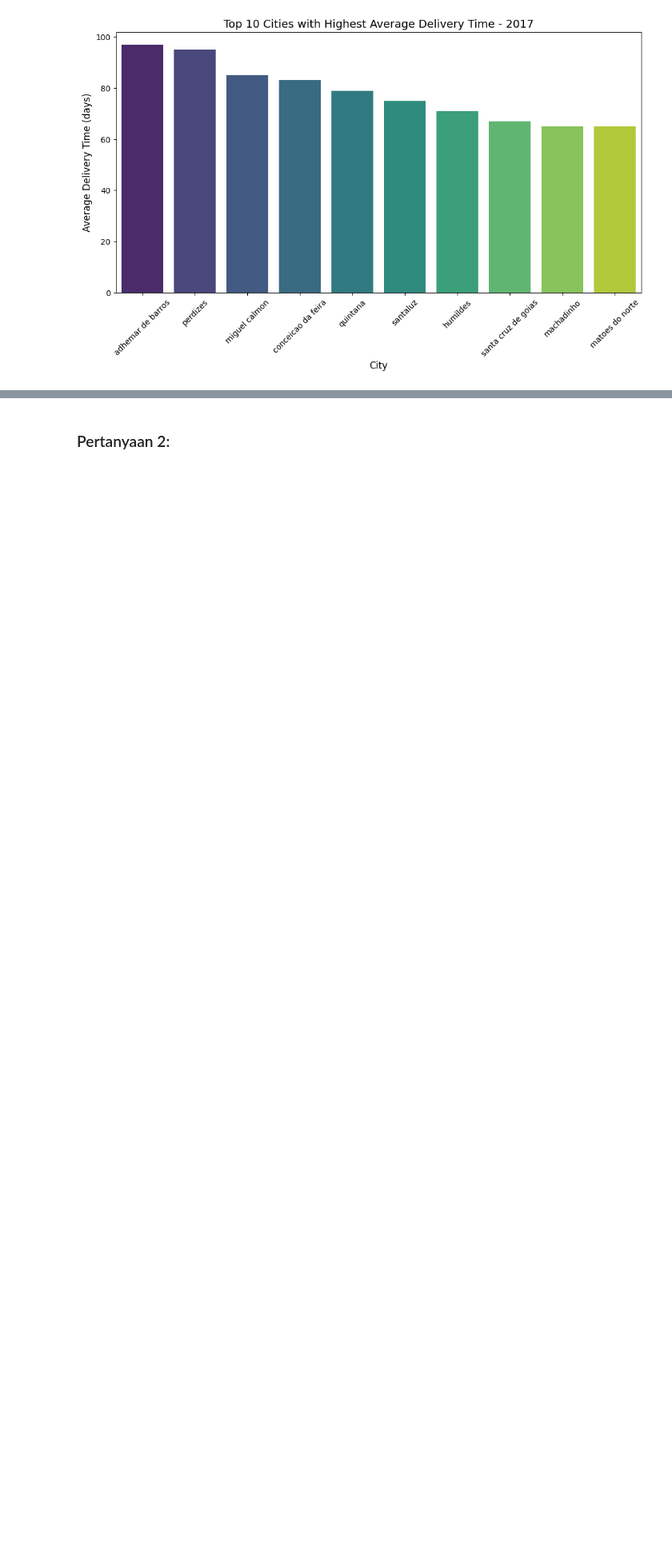
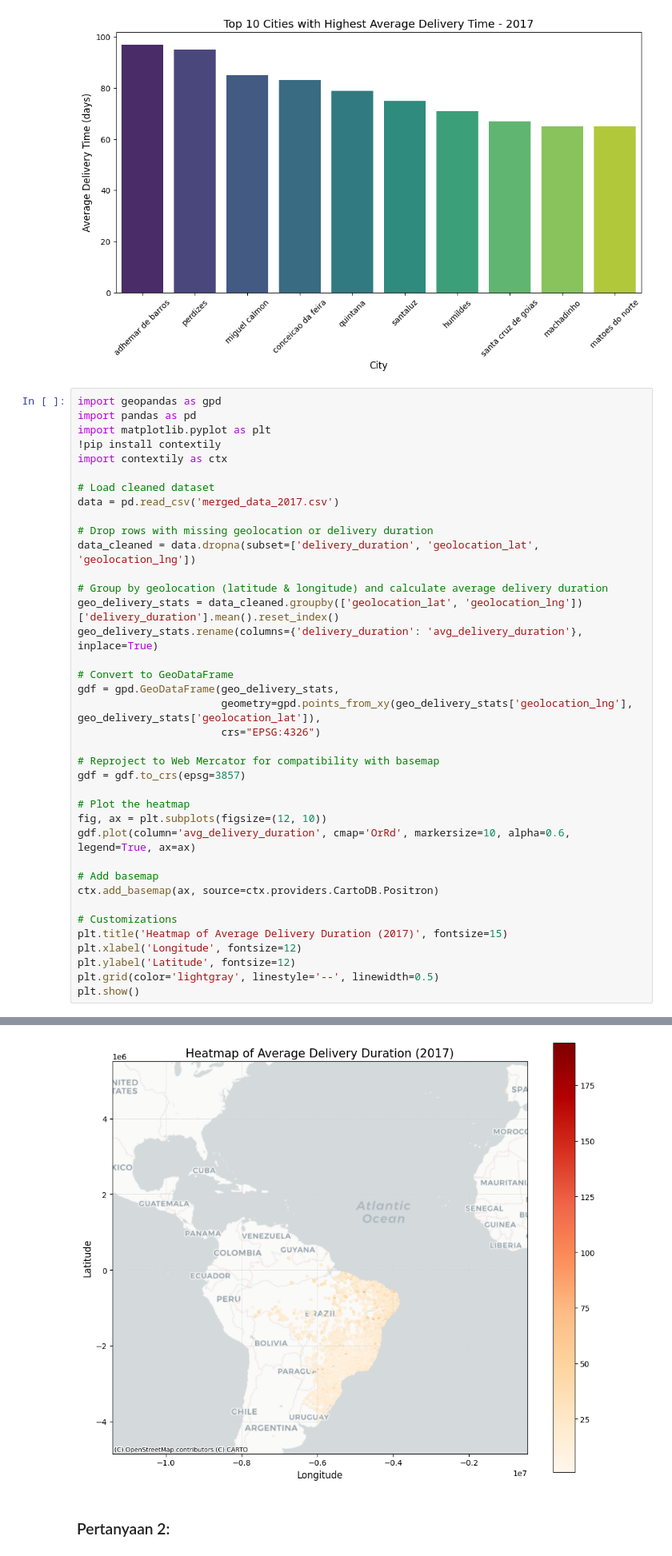
Before and after one commit to faarismuda/E-commerce-Analysis, a Jupyter notebook: Proyek Analisis Data Dicoding - Faaris Muda Dwi Nugraha.ipynb, the cells around one changed output, grey strips where cells are left out. Shown at 80% size. Saved outputs shown, nothing was run; the diff lists cells and outputs as text; blank space fills up the shorter version.

```diff
--- a/Proyek Analisis Data Dicoding - Faaris Muda Dwi Nugraha.ipynb
+++ b/Proyek Analisis Data Dicoding - Faaris Muda Dwi Nugraha.ipynb
@@ -737,3 +293,42 @@ Passing `palette` without assigning `hue` is deprecated and will be removed in v
 
   sns.barplot(data=top_cities, x='customer_city', y='avg_delivery_time_days', palette='viridis')
 [figure]
+# %%
+import geopandas as gpd
+import pandas as pd
+import matplotlib.pyplot as plt
+!pip install contextily
+import contextily as ctx
+
+# Load cleaned dataset
+data = pd.read_csv('merged_data_2017.csv')
+
+# Drop rows with missing geolocation or delivery duration
+data_cleaned = data.dropna(subset=['delivery_duration', 'geolocation_lat', 'geolocation_lng'])
+
+# Group by geolocation (latitude & longitude) and calculate average delivery duration
+geo_delivery_stats = data_cleaned.groupby(['geolocation_lat', 'geolocation_lng'])['delivery_duration'].mean().reset_index()
+geo_delivery_stats.rename(columns={'delivery_duration': 'avg_delivery_duration'}, inplace=True)
+
+# Convert to GeoDataFrame
+gdf = gpd.GeoDataFrame(geo_delivery_stats,
+                       geometry=gpd.points_from_xy(geo_delivery_stats['geolocation_lng'], geo_delivery_stats['geolocation_lat']),
+                       crs="EPSG:4326")
+
+# Reproject to Web Mercator for compatibility with basemap
+gdf = gdf.to_crs(epsg=3857)
+
+# Plot the heatmap
+fig, ax = plt.subplots(figsize=(12, 10))
+gdf.plot(column='avg_delivery_duration', cmap='OrRd', markersize=10, alpha=0.6, legend=True, ax=ax)
+
+# Add basemap
+ctx.add_basemap(ax, source=ctx.providers.CartoDB.Positron)
+
+# Customizations
+plt.title('Heatmap of Average Delivery Duration (2017)', fontsize=15)
+plt.xlabel('Longitude', fontsize=12)
+plt.ylabel('Latitude', fontsize=12)
+plt.grid(color='lightgray', linestyle='--', linewidth=0.5)
+plt.show()
+# %% [output]
@@ -740,3 +352,4 @@ Passing `palette` without assigning `hue` is deprecated and will be removed in v
+[figure, added]
 # %% [markdown]
 ### Pertanyaan 2:
 # %% [markdown]
```
Also changed, not shown: parts of 30 cells of this notebook.
